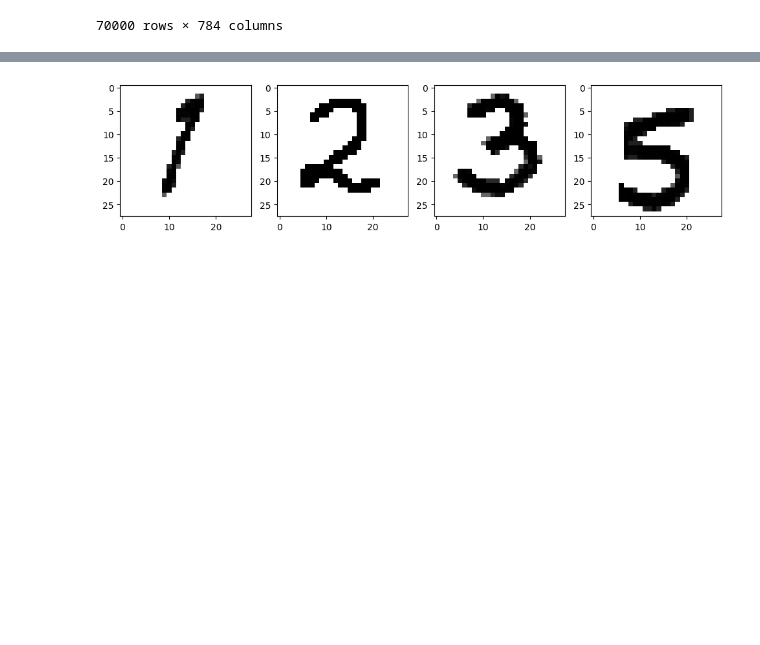
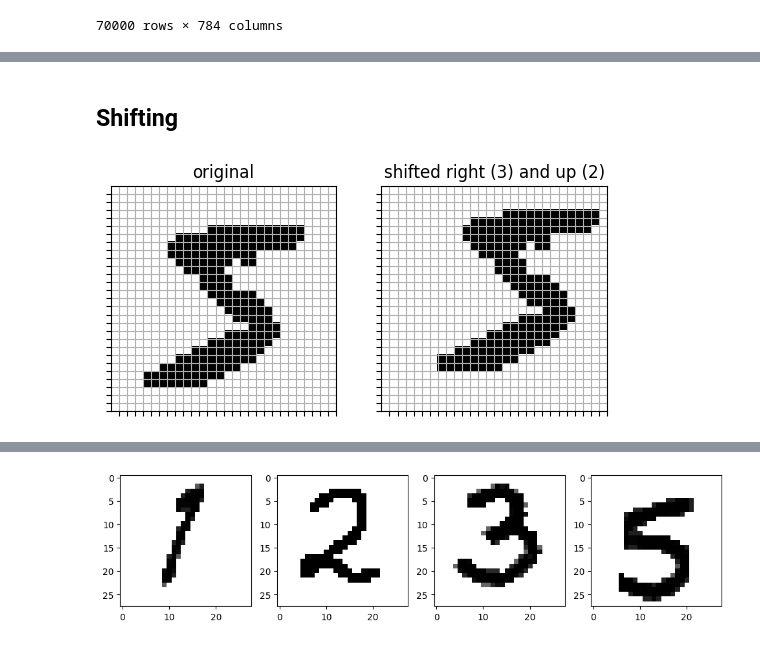
Before and after one commit to OkeLDF/MNIST-with-Flask, a Jupyter notebook: model_train/model.ipynb, the cells around one changed output, grey strips where cells are left out. Drawn from its saved outputs; the diff is of its cells as text; code cells hidden in the pictures; blank space fills up the shorter version.

```diff
--- a/model_train/model.ipynb
+++ b/model_train/model.ipynb
@@ -30,0 +109,10 @@ X_bk
+# %% [markdown]
+## Shifting
+# %%
+plot_shift_diff(
+    X.loc[0],
+    h=3,
+    v=-2
+)
+# %% [output]
+[figure, added]
```
Also changed, not shown: parts of 38 cells of this notebook.
